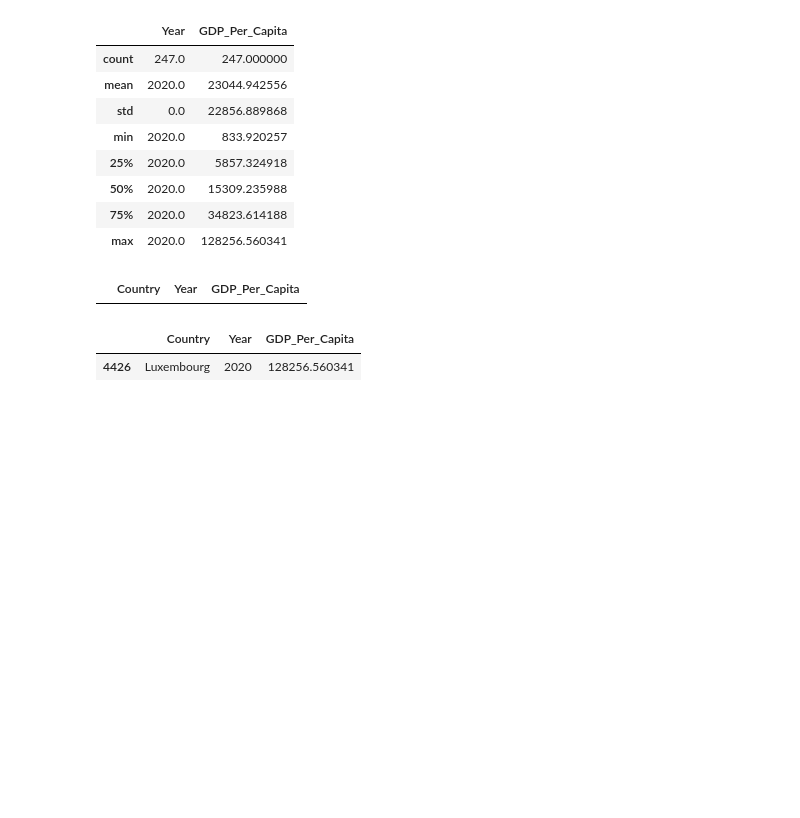
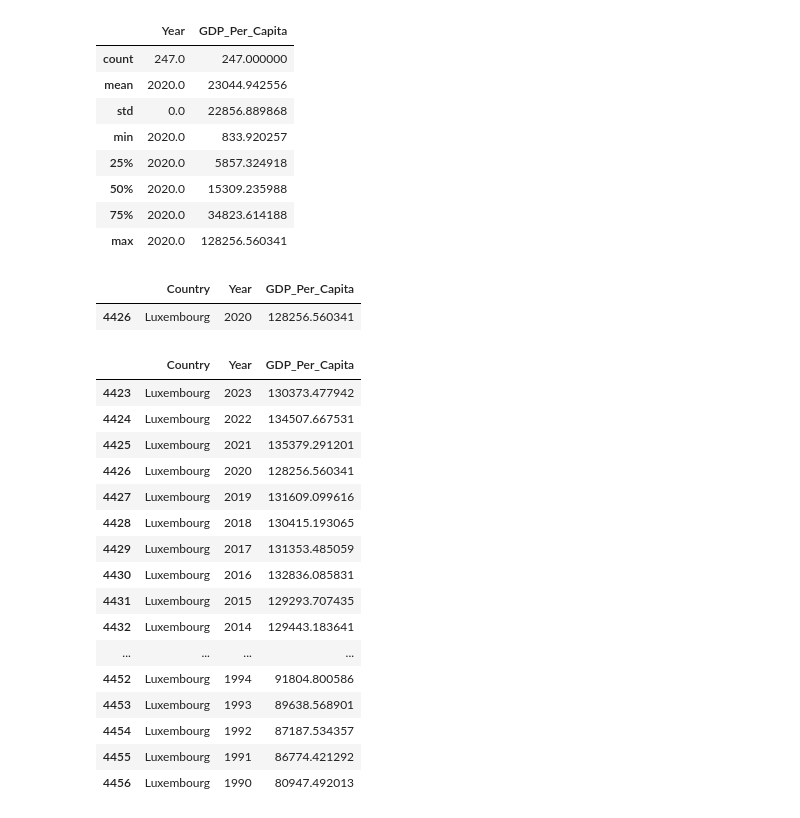
Before and after one commit to NSS-Data-Analytics-Cohort-15/un-exploration-GooseCorpse21, a Jupyter notebook: notebooks/un-exploration project.ipynb, the cells around one changed output. Drawn from its saved outputs; the diff is of its cells as text; code cells hidden in the pictures; blank space fills up the shorter version.

```diff
--- a/notebooks/un-exploration project.ipynb
+++ b/notebooks/un-exploration project.ipynb
@@ -220,12 +220,6 @@ gdp_2020.describe()
 | 50% | 2020.0 | 15309.235988 |
 | 75% | 2020.0 | 34823.614188 |
 | max | 2020.0 | 128256.560341 |
-# %%
-    # wrong answer
-gdp_max = gdp_2020.loc[gdp_2020['GDP_Per_Capita'] == 128256.560341]
-gdp_max
-# %% [output]
-|  | Country | Year | GDP_Per_Capita |
 # %%
     # isclose helps return values close to the number filtered on
 gdp_max = gdp_2020[np.isclose(gdp_2020['GDP_Per_Capita'], 128256.560341)]
@@ -233,3 +227,24 @@ gdp_max
 # %% [output]
 |  | Country | Year | GDP_Per_Capita |
 | 4426 | Luxembourg | 2020 | 128256.560341 |
+# %%
+lux = new_gdp_df.loc[new_gdp_df['Country'] == 'Luxembourg']
+lux
+# %% [output]
+|  | Country | Year | GDP_Per_Capita |
+| 4423 | Luxembourg | 2023 | 130373.477942 |
+| 4424 | Luxembourg | 2022 | 134507.667531 |
+| 4425 | Luxembourg | 2021 | 135379.291201 |
+| 4426 | Luxembourg | 2020 | 128256.560341 |
+| 4427 | Luxembourg | 2019 | 131609.099616 |
+| 4428 | Luxembourg | 2018 | 130415.193065 |
+| 4429 | Luxembourg | 2017 | 131353.485059 |
+| 4430 | Luxembourg | 2016 | 132836.085831 |
+| 4431 | Luxembourg | 2015 | 129293.707435 |
+| 4432 | Luxembourg | 2014 | 129443.183641 |
+| ... | ... | ... | ... |
+| 4452 | Luxembourg | 1994 | 91804.800586 |
+| 4453 | Luxembourg | 1993 | 89638.568901 |
+| 4454 | Luxembourg | 1992 | 87187.534357 |
+| 4455 | Luxembourg | 1991 | 86774.421292 |
+| 4456 | Luxembourg | 1990 | 80947.492013 |
```
Also changed, not shown: parts of 26 cells of this notebook.
